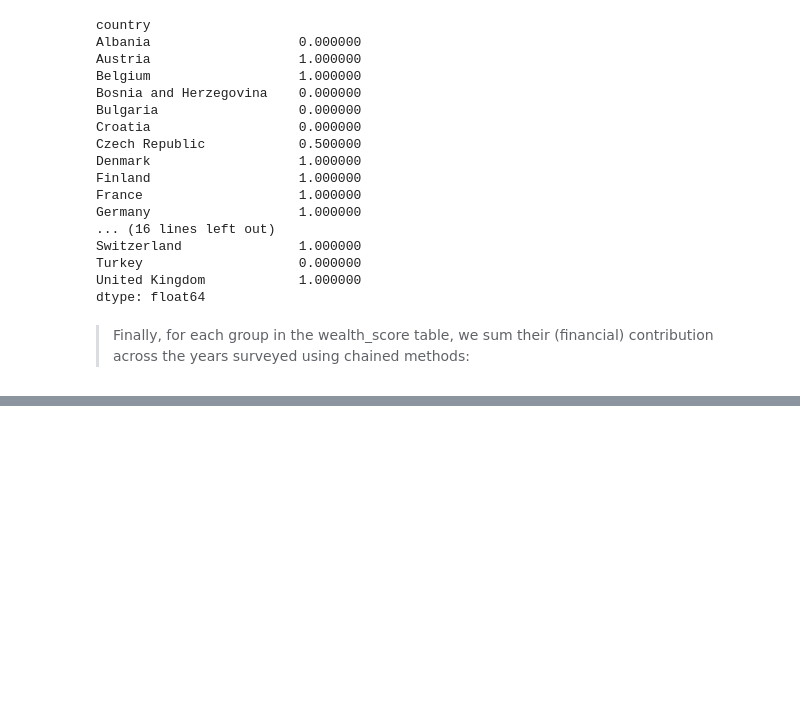
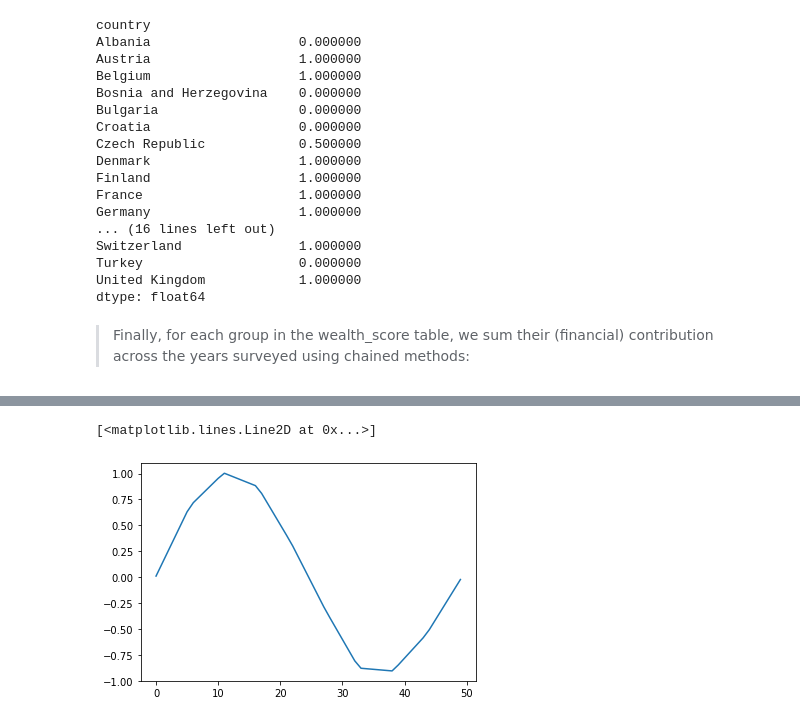
Before and after one commit to shanicetbailey/cig, a Jupyter notebook: Week_5_Salinity_Pandas.ipynb, the cells around one changed output, grey strips where cells are left out. Cells and saved outputs as stored; diff of their text form; code cells hidden in the pictures; blank space fills up the shorter version.

```diff
--- a/Week_5_Salinity_Pandas.ipynb
+++ b/Week_5_Salinity_Pandas.ipynb
@@ -617,0 +645,10 @@ Check out their [User Guide](https://docs.scipy.org/doc/scipy/reference/tutorial
+# %%
+# Evaluate the result at the time of interest:
+interpolation_time = np.linspace(0, 1, 50)
+linear_results = linear_interp(interpolation_time)
+# %%
+# Plot the linear results
+plt.plot(linear_results)
+# %% [output]
+[<matplotlib.lines.Line2D at 0x...>]
+[figure, added]
```
Also changed, not shown: parts of 23 cells of this notebook.
